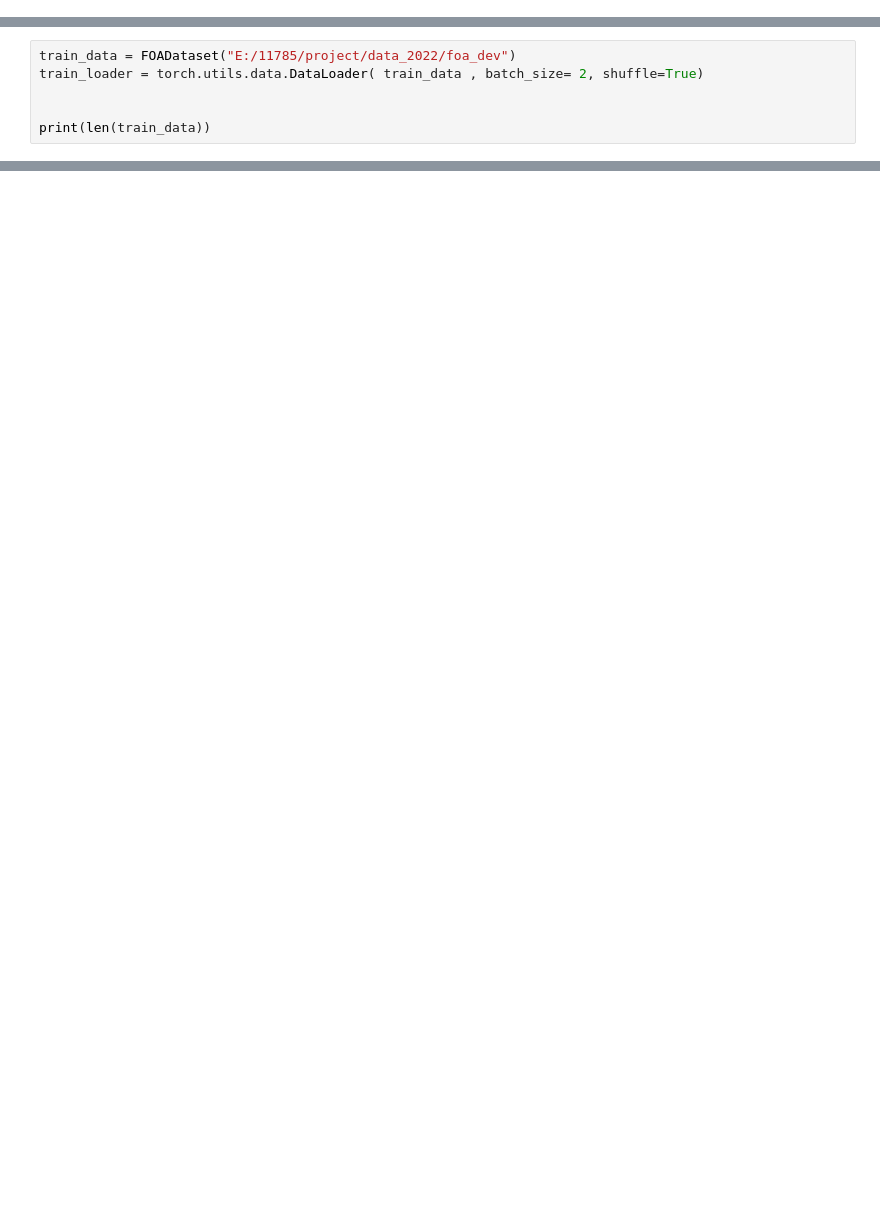
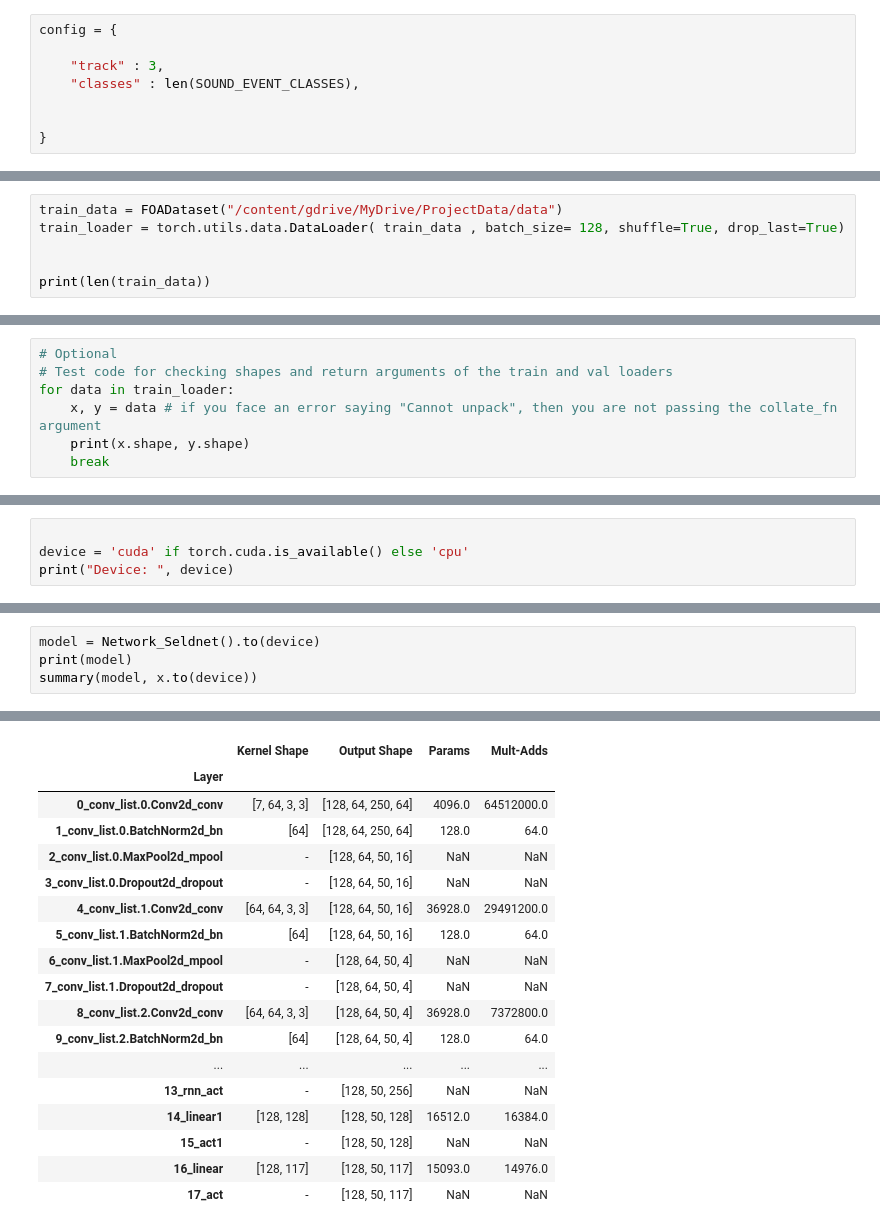
Before and after one commit to blainemhuey/11785-seld-project, a Jupyter notebook: SELD_Notebook.ipynb, the cells around one changed output, grey strips where cells are left out. Saved outputs shown, nothing was run; the diff lists cells and outputs as text; blank space fills up the shorter version.

```diff
--- a/SELD_Notebook.ipynb
+++ b/SELD_Notebook.ipynb
@@ -8,0 +49,8 @@ import torchaudio
+# %%
+config = {
+
+    "track" : 3,
+    "classes" : len(SOUND_EVENT_CLASSES),
+
+
+}
@@ -169,6 +324,6 @@ class FOADataset(Dataset):
 # %%
-train_data = FOADataset("E:/11785/project/data_2022/foa_dev")
-train_loader = torch.utils.data.DataLoader( train_data , batch_size= 2, shuffle=True)
+train_data = FOADataset("/content/gdrive/MyDrive/ProjectData/data")
+train_loader = torch.utils.data.DataLoader( train_data , batch_size= 128, shuffle=True, drop_last=True)
 
 
 print(len(train_data))
@@ -211,0 +433,7 @@ Successfully installed PySoundFile-0.9.0.post1
+# %%
+# Optional
+# Test code for checking shapes and return arguments of the train and val loaders
+for data in train_loader:
+    x, y = data # if you face an error saying "Cannot unpack", then you are not passing the collate_fn argument
+    print(x.shape, y.shape)
+    break
@@ -211,0 +442,4 @@ Successfully installed PySoundFile-0.9.0.post1
+# %%
+
+device = 'cuda' if torch.cuda.is_available() else 'cpu'
+print("Device: ", device)
@@ -211,0 +464,5 @@ Successfully installed PySoundFile-0.9.0.post1
+# %%
+model = Network_Seldnet().to(device)
+print(model)
+summary(model, x.to(device))
+# %% [output]
@@ -211,0 +486,18 @@ Successfully installed PySoundFile-0.9.0.post1
+|  | Kernel Shape | Output Shape | Params | Mult-Adds |
+| Layer |  |  |  |  |
+| 0_conv_list.0.Conv2d_conv | [7, 64, 3, 3] | [128, 64, 250, 64] | 4096.0 | 64512000.0 |
+| 1_conv_list.0.BatchNorm2d_bn | [64] | [128, 64, 250, 64] | 128.0 | 64.0 |
+| 2_conv_list.0.MaxPool2d_mpool | - | [128, 64, 50, 16] | NaN | NaN |
+| 3_conv_list.0.Dropout2d_dropout | - | [128, 64, 50, 16] | NaN | NaN |
+| 4_conv_list.1.Conv2d_conv | [64, 64, 3, 3] | [128, 64, 50, 16] | 36928.0 | 29491200.0 |
+| 5_conv_list.1.BatchNorm2d_bn | [64] | [128, 64, 50, 16] | 128.0 | 64.0 |
+| 6_conv_list.1.MaxPool2d_mpool | - | [128, 64, 50, 4] | NaN | NaN |
+| 7_conv_list.1.Dropout2d_dropout | - | [128, 64, 50, 4] | NaN | NaN |
+| 8_conv_list.2.Conv2d_conv | [64, 64, 3, 3] | [128, 64, 50, 4] | 36928.0 | 7372800.0 |
+| 9_conv_list.2.BatchNorm2d_bn | [64] | [128, 64, 50, 4] | 128.0 | 64.0 |
+| ... | ... | ... | ... | ... |
+| 13_rnn_act | - | [128, 50, 256] | NaN | NaN |
+| 14_linear1 | [128, 128] | [128, 50, 128] | 16512.0 | 16384.0 |
+| 15_act1 | - | [128, 50, 128] | NaN | NaN |
+| 16_linear | [128, 117] | [128, 50, 117] | 15093.0 | 14976.0 |
+| 17_act | - | [128, 50, 117] | NaN | NaN |
```
Also changed, not shown: parts of 30 cells of this notebook.
